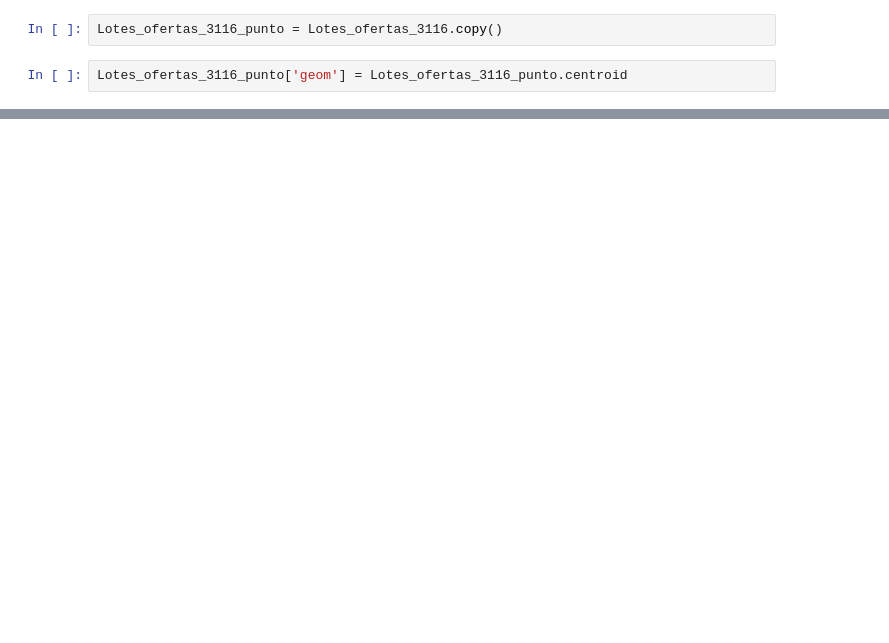
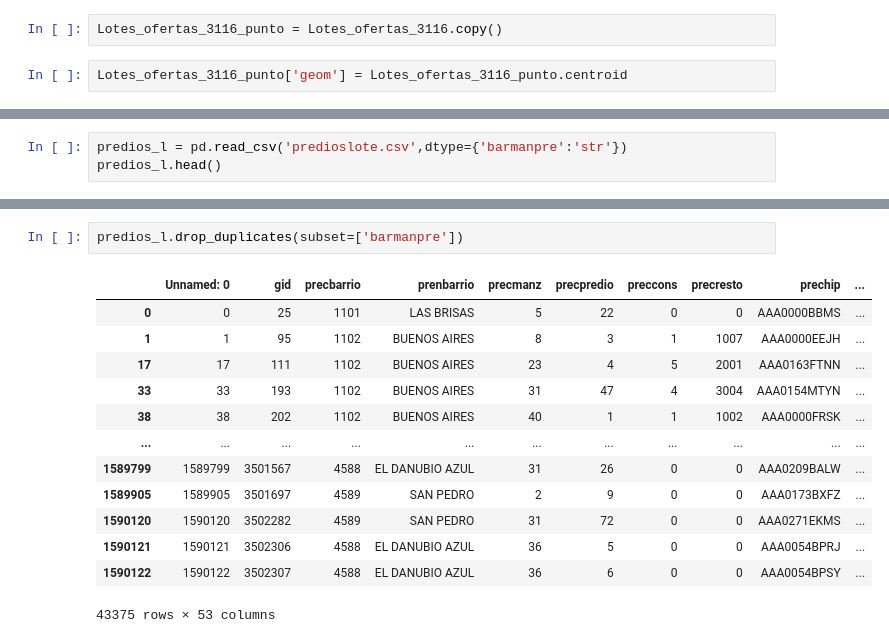
Before and after one commit to rcamilo1526/DS4A_53, a Jupyter notebook: project/EDA-AEDE/Review_data.ipynb, the cells around one changed output, grey strips where cells are left out. Cells and saved outputs as stored; diff of their text form; blank space fills up the shorter version.

```diff
--- a/project/EDA-AEDE/Review_data.ipynb
+++ b/project/EDA-AEDE/Review_data.ipynb
@@ -436,0 +971,3 @@ predio = pd.read_sql_query(sql, con)
+# %%
+predios_l = pd.read_csv('predioslote.csv',dtype={'barmanpre':'str'})
+predios_l.head()
@@ -436,0 +1120,16 @@ predio = pd.read_sql_query(sql, con)
+# %%
+predios_l.drop_duplicates(subset=['barmanpre'])
+# %% [output]
+|  | Unnamed: 0 | gid | precbarrio | prenbarrio | precmanz | precpredio | preccons | precresto | prechip | ... |
+| 0 | 0 | 25 | 1101 | LAS BRISAS | 5 | 22 | 0 | 0 | AAA0000BBMS | ... |
+| 1 | 1 | 95 | 1102 | BUENOS AIRES | 8 | 3 | 1 | 1007 | AAA0000EEJH | ... |
+| 17 | 17 | 111 | 1102 | BUENOS AIRES | 23 | 4 | 5 | 2001 | AAA0163FTNN | ... |
+| 33 | 33 | 193 | 1102 | BUENOS AIRES | 31 | 47 | 4 | 3004 | AAA0154MTYN | ... |
+| 38 | 38 | 202 | 1102 | BUENOS AIRES | 40 | 1 | 1 | 1002 | AAA0000FRSK | ... |
+| ... | ... | ... | ... | ... | ... | ... | ... | ... | ... | ... |
+| 1589799 | 1589799 | 3501567 | 4588 | EL DANUBIO AZUL | 31 | 26 | 0 | 0 | AAA0209BALW | ... |
+| 1589905 | 1589905 | 3501697 | 4589 | SAN PEDRO | 2 | 9 | 0 | 0 | AAA0173BXFZ | ... |
+| 1590120 | 1590120 | 3502282 | 4589 | SAN PEDRO | 31 | 72 | 0 | 0 | AAA0271EKMS | ... |
+| 1590121 | 1590121 | 3502306 | 4588 | EL DANUBIO AZUL | 36 | 5 | 0 | 0 | AAA0054BPRJ | ... |
+| 1590122 | 1590122 | 3502307 | 4588 | EL DANUBIO AZUL | 36 | 6 | 0 | 0 | AAA0054BPSY | ... |
+43375 rows × 53 columns
```
Also changed, not shown: parts of 123 cells of this notebook, 10 other files.
